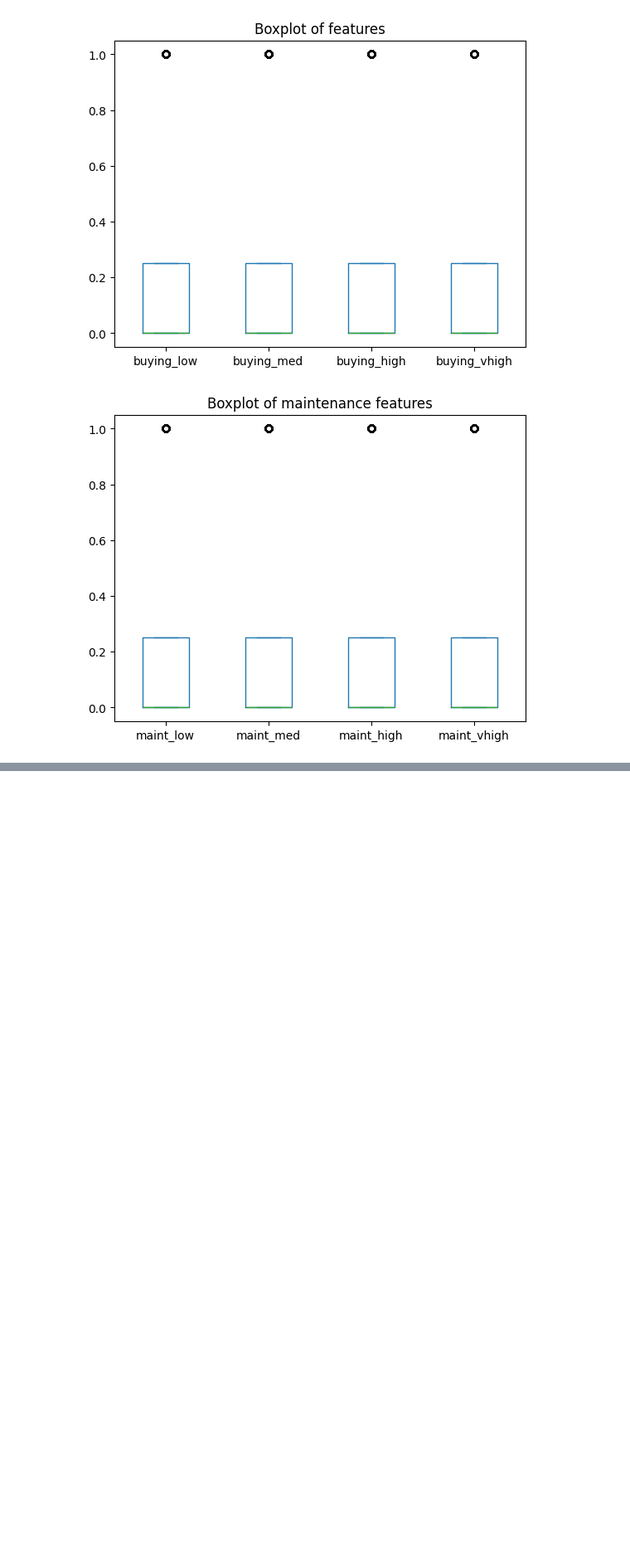
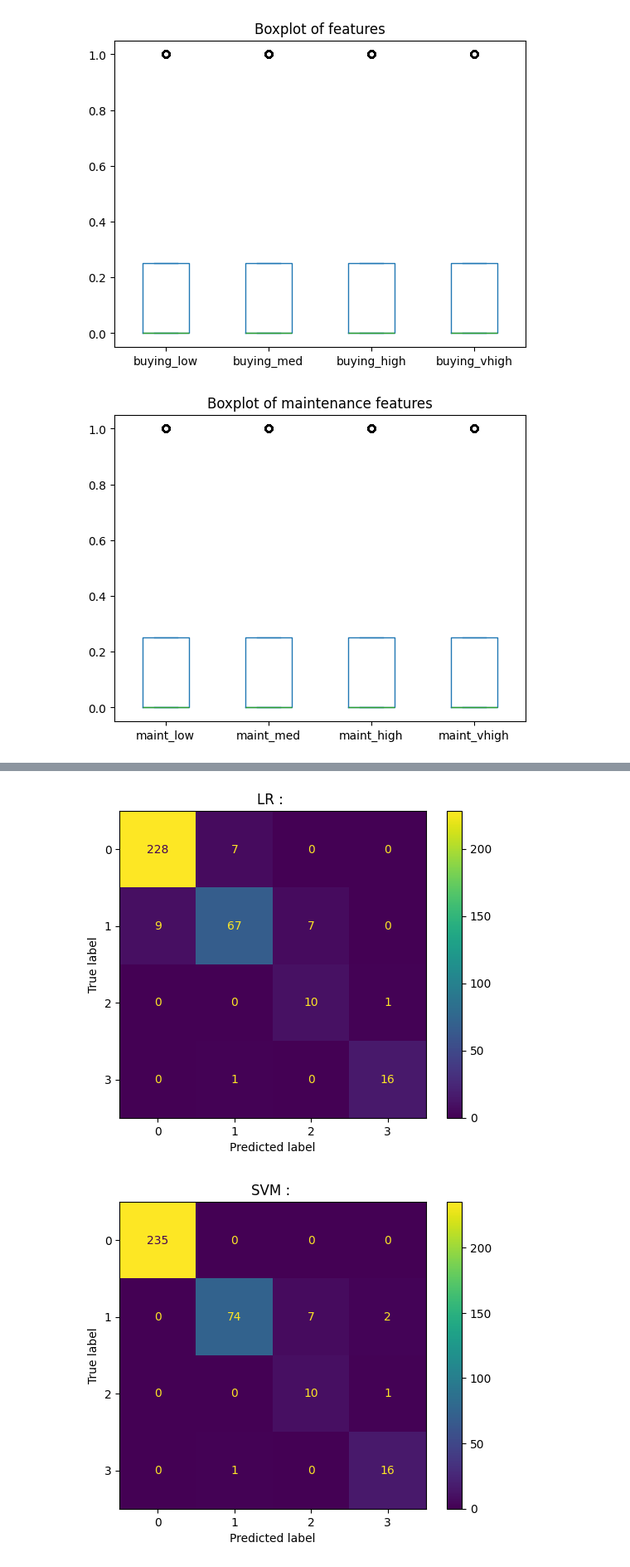
Before and after one commit to amirabaraya/Topics-in-Intelligent-Systems, a Jupyter notebook: car_evaluation.ipynb, the cells around one changed output, grey strips where cells are left out. Shown at 83% size. Saved outputs shown, nothing was run; the diff lists cells and outputs as text; code cells hidden in the pictures; blank space fills up the shorter version.

```diff
--- a/car_evaluation.ipynb
+++ b/car_evaluation.ipynb
@@ -199,0 +236,18 @@ ax = enc_df[['maint_low','maint_med','maint_high','maint_vhigh']].plot(kind='box
+# %%
+X_train, X_test, y_train, y_test = train_test_split(X, y, test_size=0.2, random_state=42)
+model = []
+model.append(('LR', LogisticRegression()))
+model.append(('SVM', SVC()))
+model.append(('DT', DecisionTreeClassifier()))
+model.append(('RF', RandomForestClassifier()))
+
+confusion_matrices = []
+accuracy_scores = []
+class_reports = []
+
+for name, model in models:
+    model.fit(X_train, y_train)
+    y_pred = model.predict(X_test)
+    confusion_matrices.append((name + " : ",confusion_matrix(y_test, y_pred)))
+    accuracy_scores.append((name + " : ",accuracy_score(y_test, y_pred)))
+    class_reports.append((name + " : ",classification_report(y_test, y_pred)))
@@ -199,0 +290,4 @@ ax = enc_df[['maint_low','maint_med','maint_high','maint_vhigh']].plot(kind='box
+# %%
+for i in class_reports:
+    print(i[0])
+    print(i[1])
@@ -199,0 +312,8 @@ ax = enc_df[['maint_low','maint_med','maint_high','maint_vhigh']].plot(kind='box
+# %%
+for i in confusion_matrices:
+    ConfusionMatrixDisplay(i[1]).plot()
+    plt.title(i[0])
+    plt.show()
+# %% [output]
+[figure, added]
+[figure, added]
```
Also changed, not shown: parts of 14 cells of this notebook.
